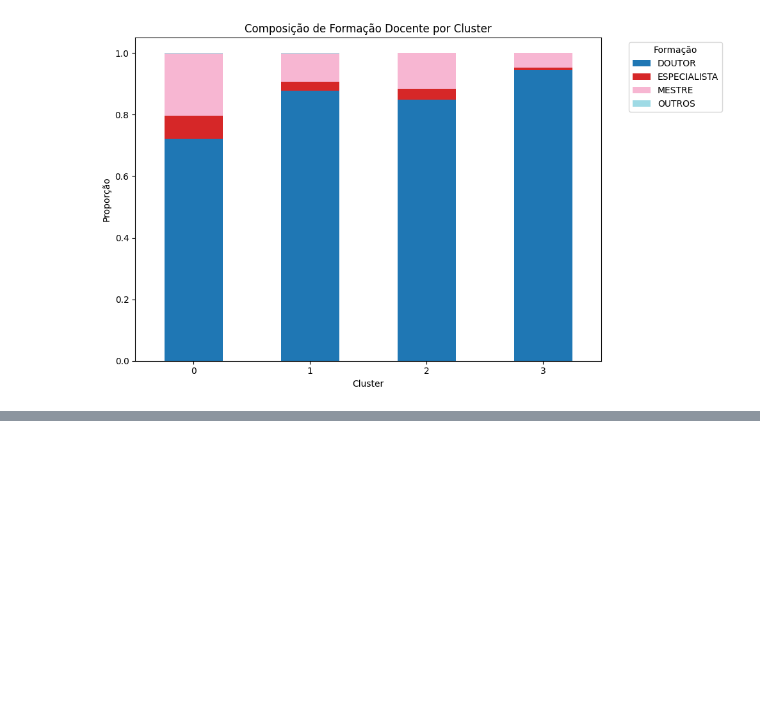
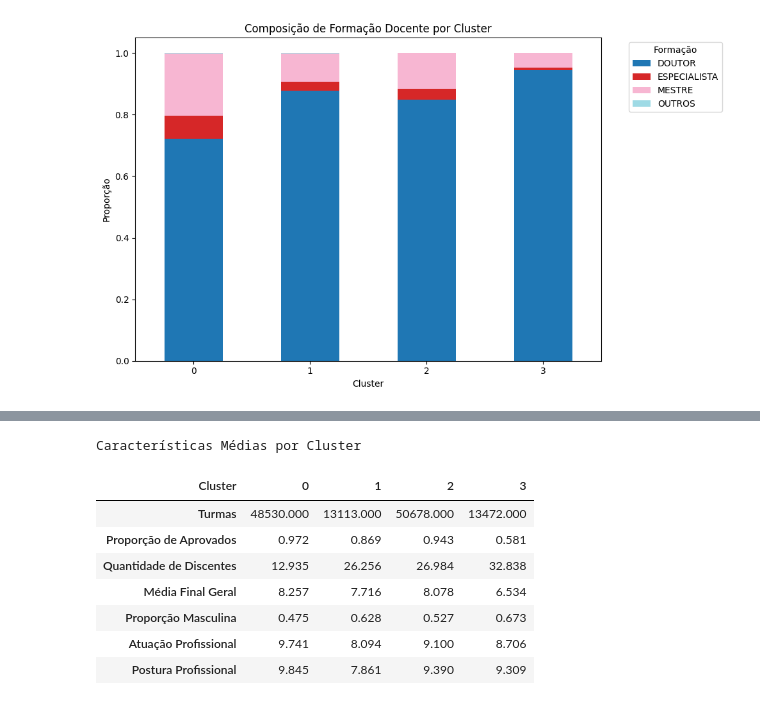
Before and after one commit to PETCC-UFRN/data-pet, a Jupyter notebook: ENAPET2025/clustering/analise_clusters.ipynb, the cells around one changed output, grey strips where cells are left out. Drawn from its saved outputs; the diff is of its cells as text; code cells hidden in the pictures; blank space fills up the shorter version.

```diff
--- a/ENAPET2025/clustering/analise_clusters.ipynb
+++ b/ENAPET2025/clustering/analise_clusters.ipynb
@@ -144,0 +182,57 @@ OUTROS        0.000783  0.001449  0.000257  0.000297
+# %%
+import pandas as pd
+import seaborn as sns
+import matplotlib.pyplot as plt
+
+# Achei interessante
+# Menores avaliações médias gerais tem maior proporção de homens
+# Cluster de maior sucesso é o com menor proporção de homens
+
+df = merged_data.copy()
+
+df['sexo'] = df['sexo'].map({'M': 1, 'F': 0})
+
+# Montar dataframe com características por cluster
+cluster_summary = df.groupby('cluster').agg({
+    'id_turma': 'count',
+    'proporcao_aprovados': 'mean',
+    'qtd_discentes': 'mean',
+    'media_final_geral': 'mean',
+    'sexo': 'mean',
+    'atuacao_profissional_media': 'mean',
+    'postura_profissional_media': 'mean',
+}).reset_index()
+
+# Rename columns for better readability
+cluster_summary.columns = [
+    'Cluster',
+    'Turmas',
+    'Proporção de Aprovados',
+    'Quantidade de Discentes',
+    'Média Final Geral',
+    'Proporção Masculina',
+    'Atuação Profissional',
+    'Postura Profissional'
+]
+
+# Transpose for better visualization
+cluster_summary_t = cluster_summary.set_index('Cluster').transpose()
+
+def make_pretty(styler):
+    styler.set_caption("Características Médias por Cluster")
+    styler.format("{:.3f}")
+    styler.background_gradient(axis=1, cmap="coolwarm_r")
+    styler.set_properties(**{'text-align': 'center'})
+    return styler
+
+cluster_summary_t.style.pipe(make_pretty)
+# %% [output]
+Características Médias por Cluster
+| Cluster | 0 | 1 | 2 | 3 |
+| Turmas | 48530.000 | 13113.000 | 50678.000 | 13472.000 |
+| Proporção de Aprovados | 0.972 | 0.869 | 0.943 | 0.581 |
+| Quantidade de Discentes | 12.935 | 26.256 | 26.984 | 32.838 |
+| Média Final Geral | 8.257 | 7.716 | 8.078 | 6.534 |
+| Proporção Masculina | 0.475 | 0.628 | 0.527 | 0.673 |
+| Atuação Profissional | 9.741 | 8.094 | 9.100 | 8.706 |
+| Postura Profissional | 9.845 | 7.861 | 9.390 | 9.309 |
```
Also changed, not shown: parts of 1 cell of this notebook, 2 other files.
